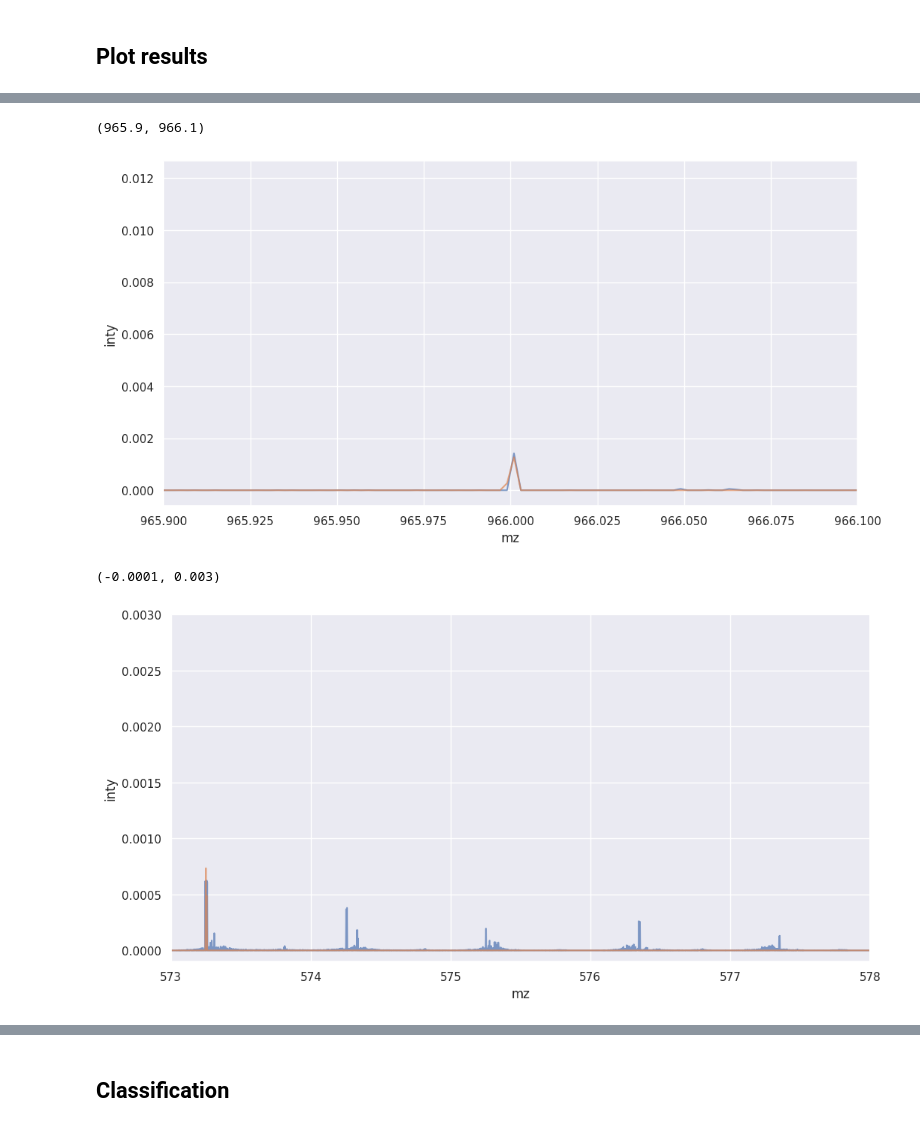
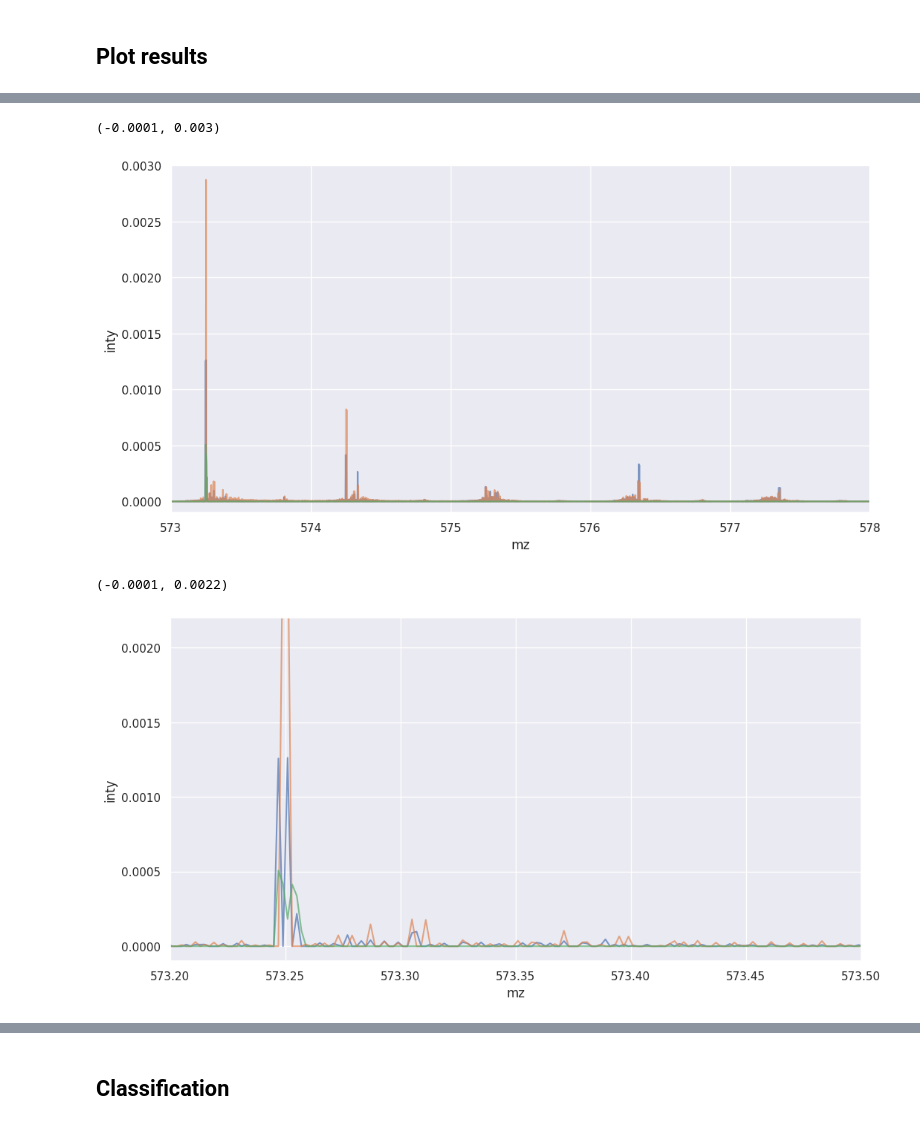
Before and after one commit to JosuaCarl/MStoML, a Jupyter notebook: skripts/VAE/VAE_interpret.ipynb, the cells around one changed output, grey strips where cells are left out. Drawn from its saved outputs; the diff is of its cells as text; code cells hidden in the pictures.

```diff
--- a/skripts/VAE/VAE_interpret.ipynb
+++ b/skripts/VAE/VAE_interpret.ipynb
@@ -105,8 +105,9 @@ validation_losses = history[[col for col in history.columns if col.startswith("v
 # %%
 # reconstructed_data = pd.read_csv("/mnt/d/runs/VAE/training/vae_tensorflow_cpu_hm_1/vae_tensorflow_cpu_hm_1.prediction.tsv", index_col="Unnamed: 0")#, sep="\t")
 # %%
-plot_df = pd.DataFrame(reconstructed_data.loc[2].values / 40 , index=X.columns, columns=["inty"]).reset_index()    # Adjustment by scale
-plot_df_2 = pd.DataFrame(X.iloc[2].values, index=X.columns, columns=["inty"]).reset_index()
+plot_df = pd.DataFrame(reconstructed_data.loc[0].values / 40 , index=X.columns, columns=["inty"]).reset_index()    # Adjustment by scale
+plot_df_2 = pd.DataFrame(X.iloc[0].values, index=X.columns, columns=["inty"]).reset_index()
+plot_df_3 = pd.DataFrame(X.iloc[1].values, index=X.columns, columns=["inty"]).reset_index()
 # %%
 mae = np.mean( np.abs((plot_df_2["inty"] - plot_df["inty"])) )
 ae = np.sum( np.abs((plot_df_2["inty"] - plot_df["inty"])) )
@@ -122,17 +126,20 @@ plt.show()
 # %%
 sns.set_theme(rc={"figure.figsize":(12, 6)})
+ax = sns.lineplot(data=plot_df_3, x="mz", y="inty" ,alpha=0.7)
 ax = sns.lineplot(data=plot_df_2, x="mz", y="inty" ,alpha=0.7)
 ax = sns.lineplot(data=plot_df, x="mz", y="inty", alpha=0.7)
-ax.set_xlim(965.9, 966.1)
+ax.set_xlim(573, 578)
+ax.set_ylim(-0.0001, 0.003)
 # %% [output]
-(965.9, 966.1)
+(-0.0001, 0.003)
-[figure, old version]
+[figure, new version]
 # %%
 sns.set_theme(rc={"figure.figsize":(12, 6)})
+ax = sns.lineplot(data=plot_df_3, x="mz", y="inty" ,alpha=0.7)
 ax = sns.lineplot(data=plot_df_2, x="mz", y="inty" ,alpha=0.7)
 ax = sns.lineplot(data=plot_df, x="mz", y="inty", alpha=0.7)
-ax.set_xlim(573, 578)
-ax.set_ylim(-0.0001, 0.003)
+ax.set_xlim(573.2, 573.5)
+ax.set_ylim(-0.0001, 0.0022)
 # %% [output]
-(-0.0001, 0.003)
+(-0.0001, 0.0022)
-[figure, old version]
+[figure, new version]
```
Also changed, not shown: parts of 2 cells of this notebook, 5 other files.
